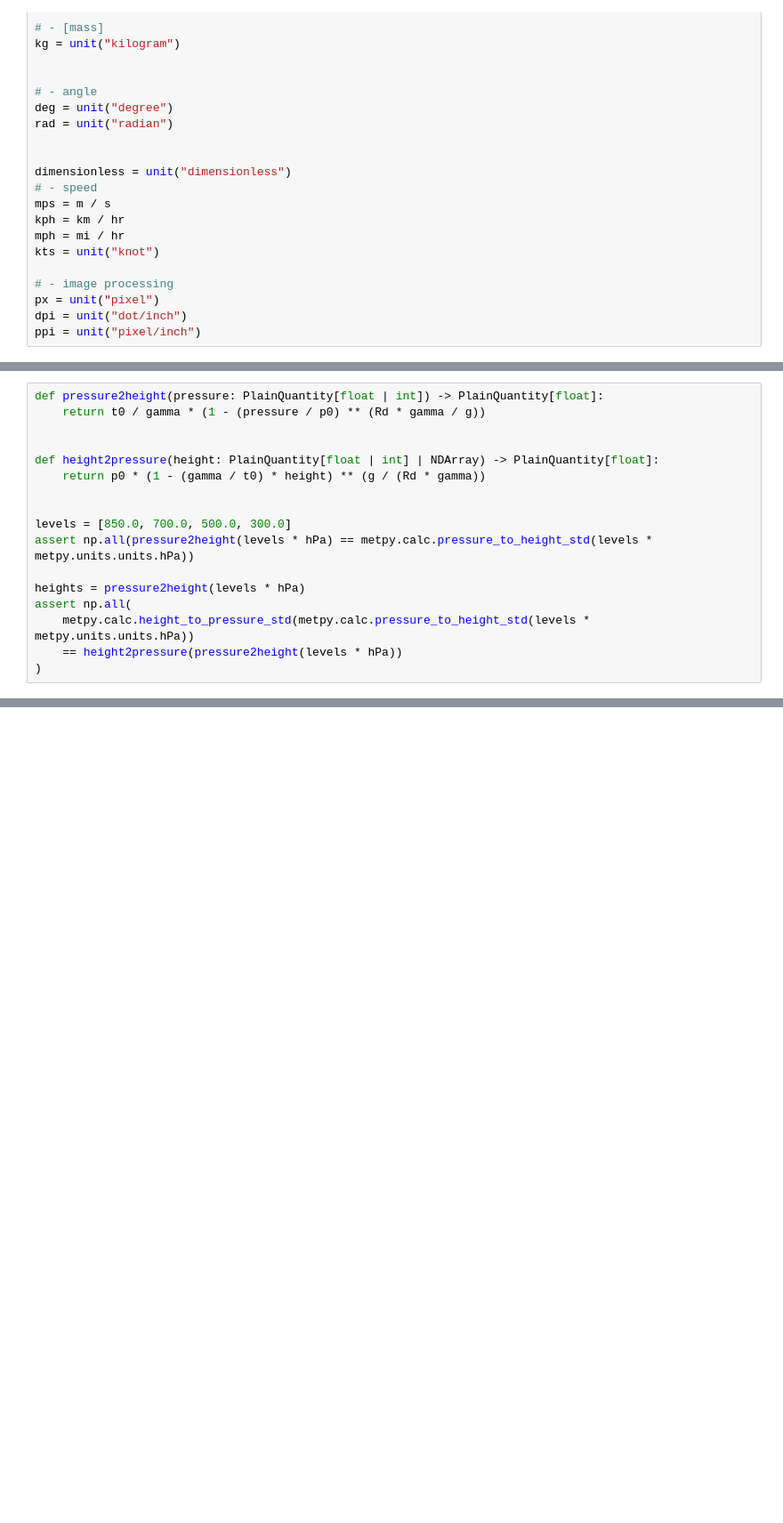
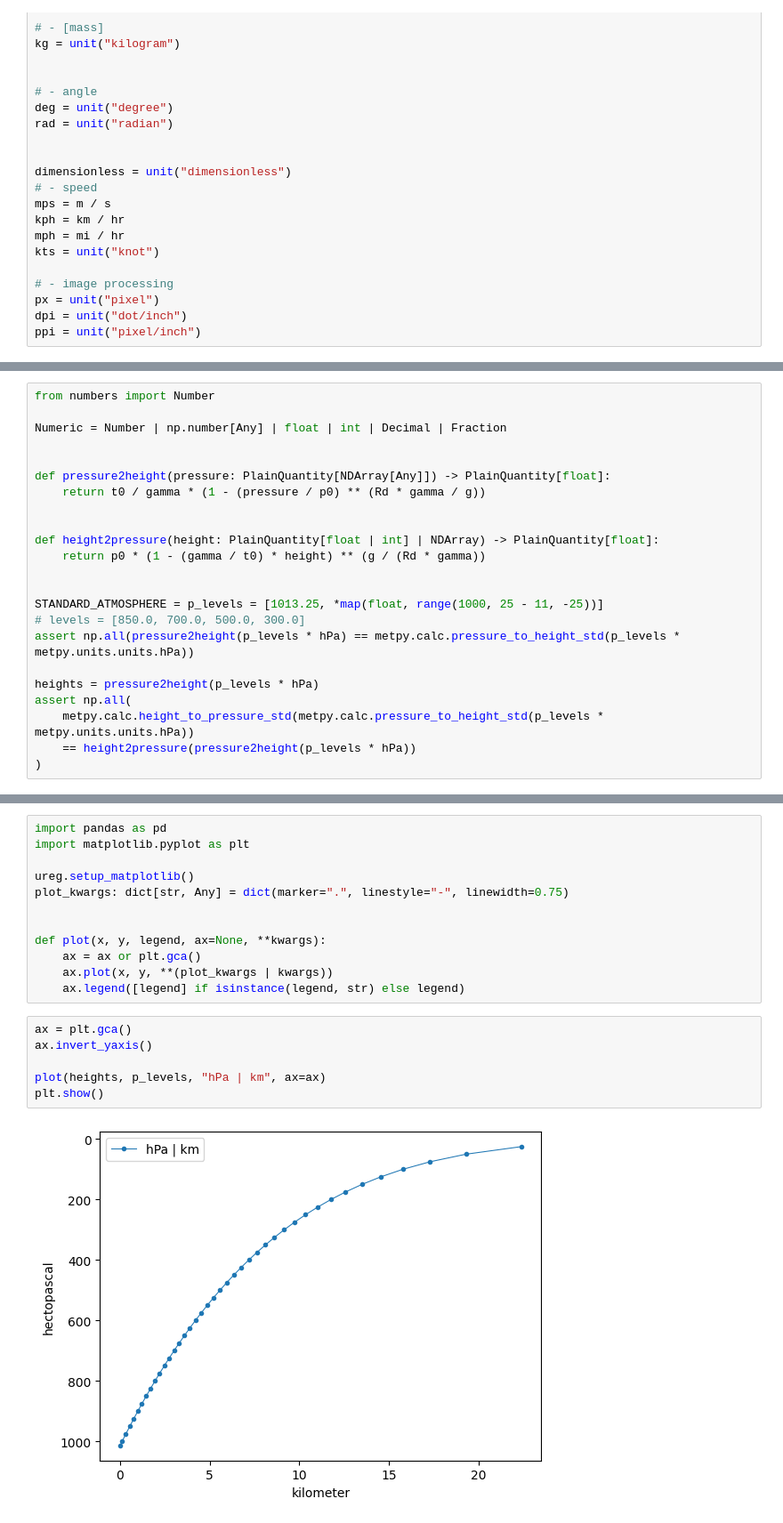
Before and after one commit to leaver2000/mesoformer, a Jupyter notebook: quantity.ipynb, the cells around one changed output, grey strips where cells are left out. Shown: that part at 89% size. Cells and saved outputs as stored; diff of their text form; blank space fills up the shorter version.

```diff
--- a/quantity.ipynb
+++ b/quantity.ipynb
@@ -161,5 +195,10 @@ rho_d = dry_air_density_stp = (P0 / (Rd * -K0)).to("kg / m^3")
 # %%
-def pressure2height(pressure: PlainQuantity[float | int]) -> PlainQuantity[float]:
+from numbers import Number
+
+Numeric = Number | np.number[Any] | float | int | Decimal | Fraction
+
+
+def pressure2height(pressure: PlainQuantity[NDArray[Any]]) -> PlainQuantity[float]:
     return t0 / gamma * (1 - (pressure / p0) ** (Rd * gamma / g))
 
 
@@ -167,11 +206,12 @@ def height2pressure(height: PlainQuantity[float | int] | NDArray) -> PlainQuanti
     return p0 * (1 - (gamma / t0) * height) ** (g / (Rd * gamma))
 
 
-levels = [850.0, 700.0, 500.0, 300.0]
-assert np.all(pressure2height(levels * hPa) == metpy.calc.pressure_to_height_std(levels * metpy.units.units.hPa))
+STANDARD_ATMOSPHERE = p_levels = [1013.25, *map(float, range(1000, 25 - 11, -25))]
+# levels = [850.0, 700.0, 500.0, 300.0]
+assert np.all(pressure2height(p_levels * hPa) == metpy.calc.pressure_to_height_std(p_levels * metpy.units.units.hPa))
 
-heights = pressure2height(levels * hPa)
+heights = pressure2height(p_levels * hPa)
 assert np.all(
-    metpy.calc.height_to_pressure_std(metpy.calc.pressure_to_height_std(levels * metpy.units.units.hPa))
-    == height2pressure(pressure2height(levels * hPa))
+    metpy.calc.height_to_pressure_std(metpy.calc.pressure_to_height_std(p_levels * metpy.units.units.hPa))
+    == height2pressure(pressure2height(p_levels * hPa))
 )
@@ -177,0 +233,20 @@ assert np.all(
+# %%
+import pandas as pd
+import matplotlib.pyplot as plt
+
+ureg.setup_matplotlib()
+plot_kwargs: dict[str, Any] = dict(marker=".", linestyle="-", linewidth=0.75)
+
+
+def plot(x, y, legend, ax=None, **kwargs):
+    ax = ax or plt.gca()
+    ax.plot(x, y, **(plot_kwargs | kwargs))
+    ax.legend([legend] if isinstance(legend, str) else legend)
+# %%
+ax = plt.gca()
+ax.invert_yaxis()
+
+plot(heights, p_levels, "hPa | km", ax=ax)
+plt.show()
+# %% [output]
+[figure, added]
```
Also changed, not shown: parts of 10 cells of this notebook, 5 other files.
